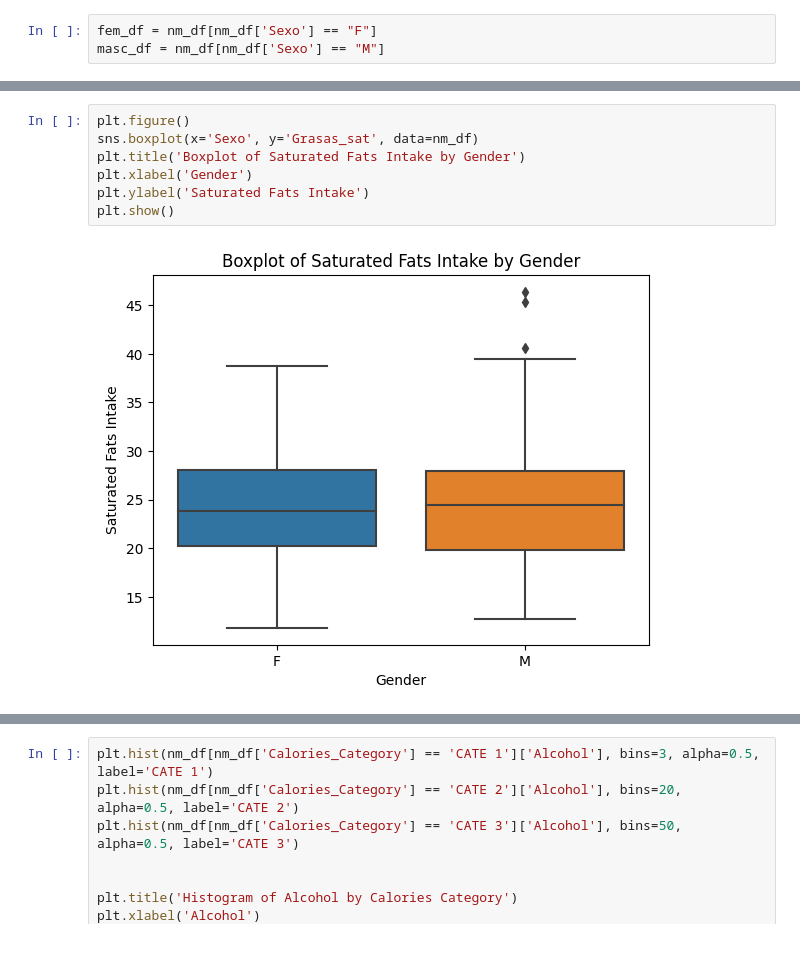
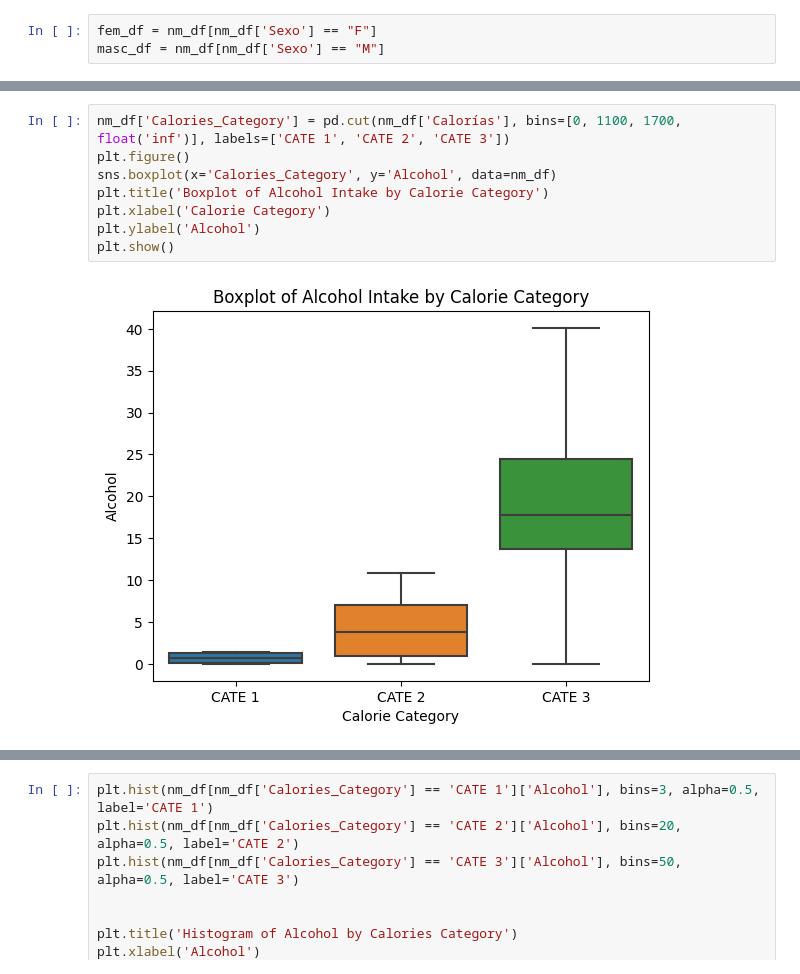
Before and after one commit to prausela/nutri-stats, a Jupyter notebook: main.ipynb, the cells around one changed output, grey strips where cells are left out. Drawn from its saved outputs; the diff is of its cells as text.

```diff
--- a/main.ipynb
+++ b/main.ipynb
@@ -169,9 +207,10 @@ fig.show()
 # %%
+nm_df['Calories_Category'] = pd.cut(nm_df['Calorías'], bins=[0, 1100, 1700, float('inf')], labels=['CATE 1', 'CATE 2', 'CATE 3'])
 plt.figure()
-sns.boxplot(x='Sexo', y='Grasas_sat', data=nm_df)
-plt.title('Boxplot of Saturated Fats Intake by Gender')
-plt.xlabel('Gender')
-plt.ylabel('Saturated Fats Intake')
+sns.boxplot(x='Calories_Category', y='Alcohol', data=nm_df)
+plt.title('Boxplot of Alcohol Intake by Calorie Category')
+plt.xlabel('Calorie Category')
+plt.ylabel('Alcohol')
 plt.show()
 # %% [output]
-[figure, old version]
+[figure, new version]
```
Also changed, not shown: parts of 18 cells of this notebook.
